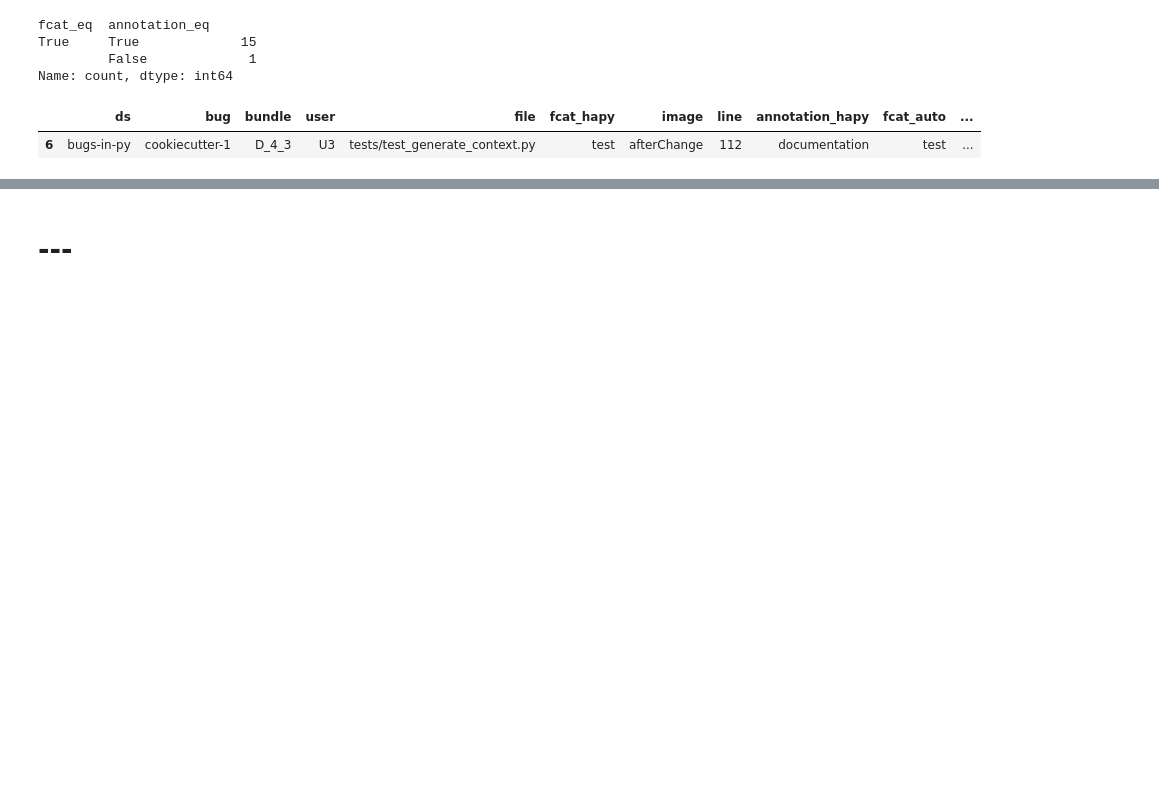
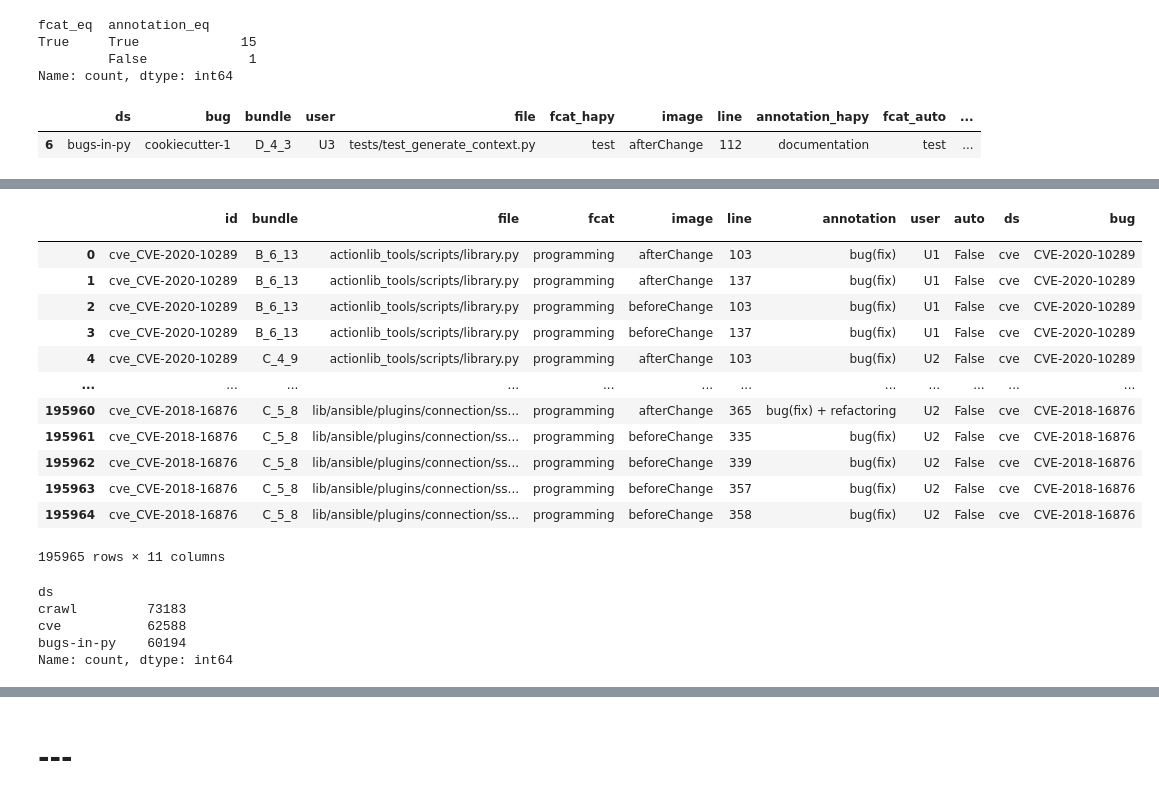
Before and after one commit to ncusi/PatchScope, a Jupyter notebook: notebooks/experiments/01-compare_annotations.ipynb, the cells around one changed output, grey strips where cells are left out. Cells and saved outputs as stored; diff of their text form; code cells hidden in the pictures; blank space fills up the shorter version.

Commit message:
01-compare_annotations.ipynb: Add "Full comparison" subsection
Currently without detailed analysis of problems, with quite simple rules
for annotating lines (according to file purpose).

```diff
--- a/notebooks/experiments/01-compare_annotations.ipynb
+++ b/notebooks/experiments/01-compare_annotations.ipynb
@@ -858,0 +994,25 @@ example_merge_sel[(example_merge_sel['fcat_eq'] == False) | (example_merge_sel['
+# %%
+collective_df_manual
+# %% [output]
+|  | id | bundle | file | fcat | image | line | annotation | user | auto | ds | bug |
+|  |  |  |  |  |  |  |  |  |  |  |  |
+| 0 | cve_CVE-2020-10289 | B_6_13 | actionlib_tools/scripts/library.py | programming | afterChange | 103 | bug(fix) | U1 | False | cve | CVE-2020-10289 |
+| 1 | cve_CVE-2020-10289 | B_6_13 | actionlib_tools/scripts/library.py | programming | afterChange | 137 | bug(fix) | U1 | False | cve | CVE-2020-10289 |
+| 2 | cve_CVE-2020-10289 | B_6_13 | actionlib_tools/scripts/library.py | programming | beforeChange | 103 | bug(fix) | U1 | False | cve | CVE-2020-10289 |
+| 3 | cve_CVE-2020-10289 | B_6_13 | actionlib_tools/scripts/library.py | programming | beforeChange | 137 | bug(fix) | U1 | False | cve | CVE-2020-10289 |
+| 4 | cve_CVE-2020-10289 | C_4_9 | actionlib_tools/scripts/library.py | programming | afterChange | 103 | bug(fix) | U2 | False | cve | CVE-2020-10289 |
+| ... | ... | ... | ... | ... | ... | ... | ... | ... | ... | ... | ... |
+| 195960 | cve_CVE-2018-16876 | C_5_8 | lib/ansible/plugins/connection/ss... | programming | afterChange | 365 | bug(fix) + refactoring | U2 | False | cve | CVE-2018-16876 |
+| 195961 | cve_CVE-2018-16876 | C_5_8 | lib/ansible/plugins/connection/ss... | programming | beforeChange | 335 | bug(fix) | U2 | False | cve | CVE-2018-16876 |
+| 195962 | cve_CVE-2018-16876 | C_5_8 | lib/ansible/plugins/connection/ss... | programming | beforeChange | 339 | bug(fix) | U2 | False | cve | CVE-2018-16876 |
+| 195963 | cve_CVE-2018-16876 | C_5_8 | lib/ansible/plugins/connection/ss... | programming | beforeChange | 357 | bug(fix) | U2 | False | cve | CVE-2018-16876 |
+| 195964 | cve_CVE-2018-16876 | C_5_8 | lib/ansible/plugins/connection/ss... | programming | beforeChange | 358 | bug(fix) | U2 | False | cve | CVE-2018-16876 |
+195965 rows × 11 columns
+# %%
+collective_df_manual['ds'].value_counts()
+# %% [output]
+ds
+crawl         73183
+cve           62588
+bugs-in-py    60194
+Name: count, dtype: int64
```
Also changed, not shown: parts of 13 cells of this notebook.
